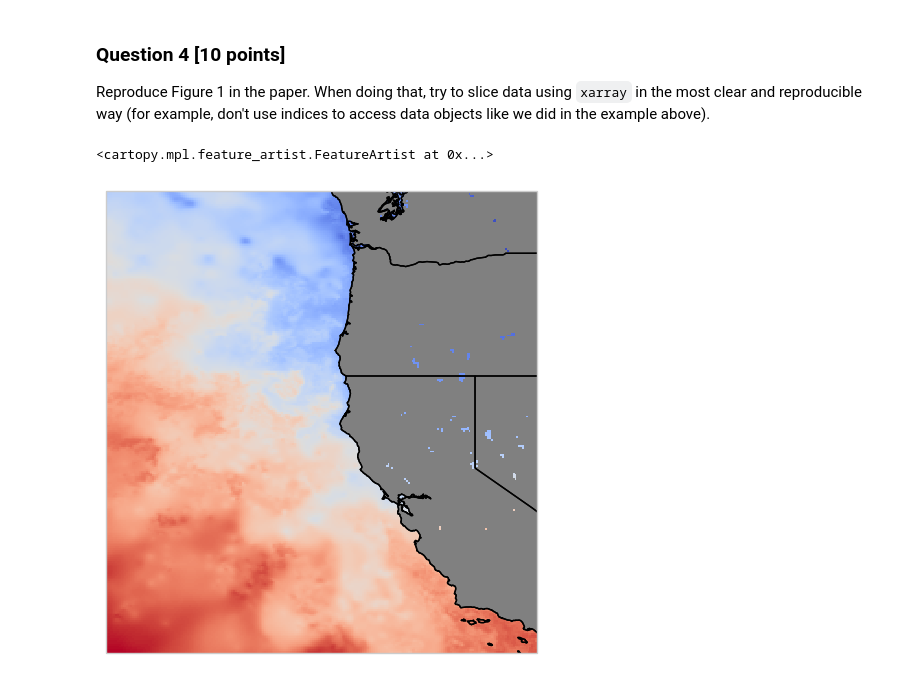
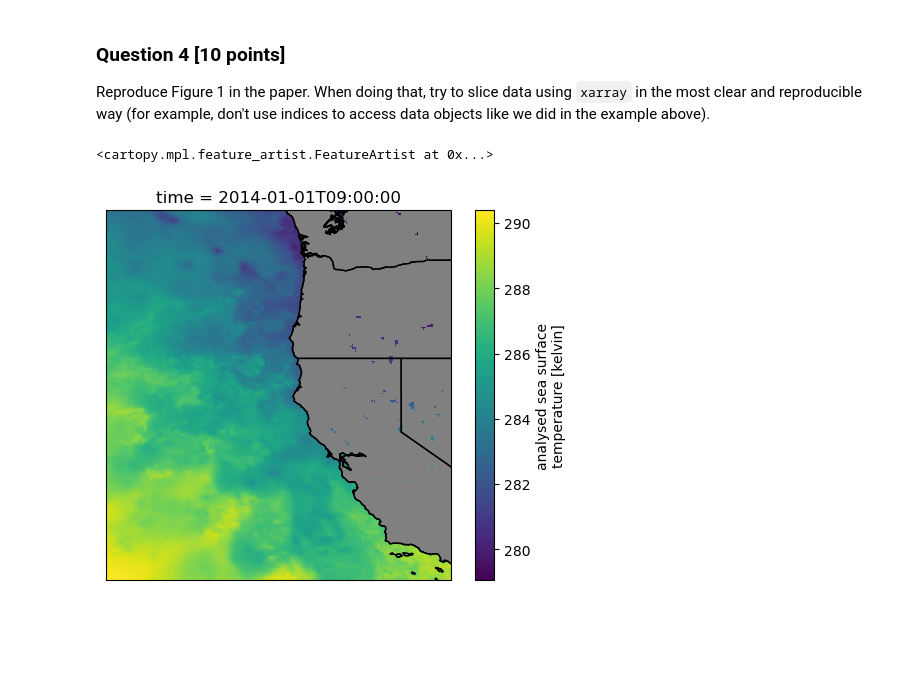
Before and after one commit to UCB-stat-159-s23/hw03-Group28, a Jupyter notebook: climate-Q04.ipynb, the cells around one changed output. Saved outputs shown, nothing was run; the diff lists cells and outputs as text; code cells hidden in the pictures; blank space fills up the shorter version.

```diff
--- a/climate-Q04.ipynb
+++ b/climate-Q04.ipynb
@@ -76,29 +78,19 @@ Reproduce Figure 1 in the paper. When doing that, try to slice data using `xarra
 # %%
 #BEGIN SOLUTION
 
+import numpy as np
+
+
 ds_sel = ds.sel(time=slice('2014-01-01', '2014-01-31'))
 
-# Plot on a map
 ax = plt.subplot(projection=crs)
 ds_sel.analysed_sst[0, :, :].plot(ax=ax, transform=crs)
-
-
-# Create meshgrid for latitudes and longitudes
-lats = ds_sel.lat.values
-lons = ds_sel.lon.values
-lon_grid, lat_grid = np.meshgrid(lons, lats)
-
-# Plot on a map using pcolormesh()
-ax = plt.subplot(projection=crs)
-im = ax.pcolormesh(lon_grid, lat_grid,
-                   ds_sel.analysed_sst[0],
-                   transform=ccrs.PlateCarree(),
-                   cmap='coolwarm')
 ax.coastlines("10m", color="k")
 ax.add_feature(cfeature.LAND, color="grey")
 ax.add_feature(cfeature.STATES.with_scale("10m"))
 
+
 #END SOLUTION
 # %% [output]
 <cartopy.mpl.feature_artist.FeatureArtist at 0x...>
-[figure, old version]
+[figure, new version]
```
Also changed, not shown: parts of 1 cell of this notebook.
